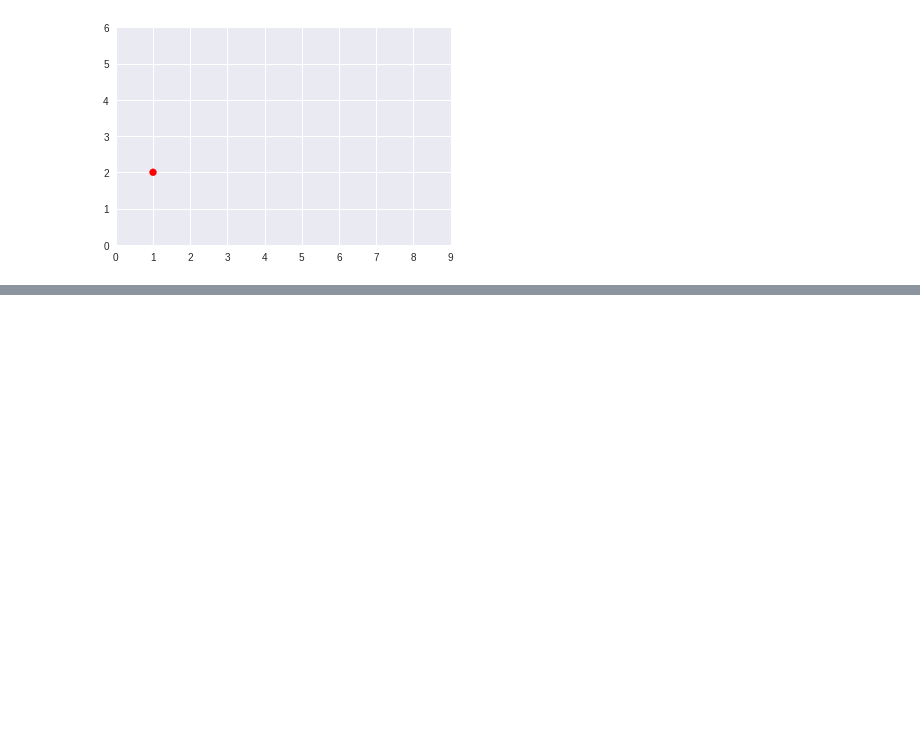
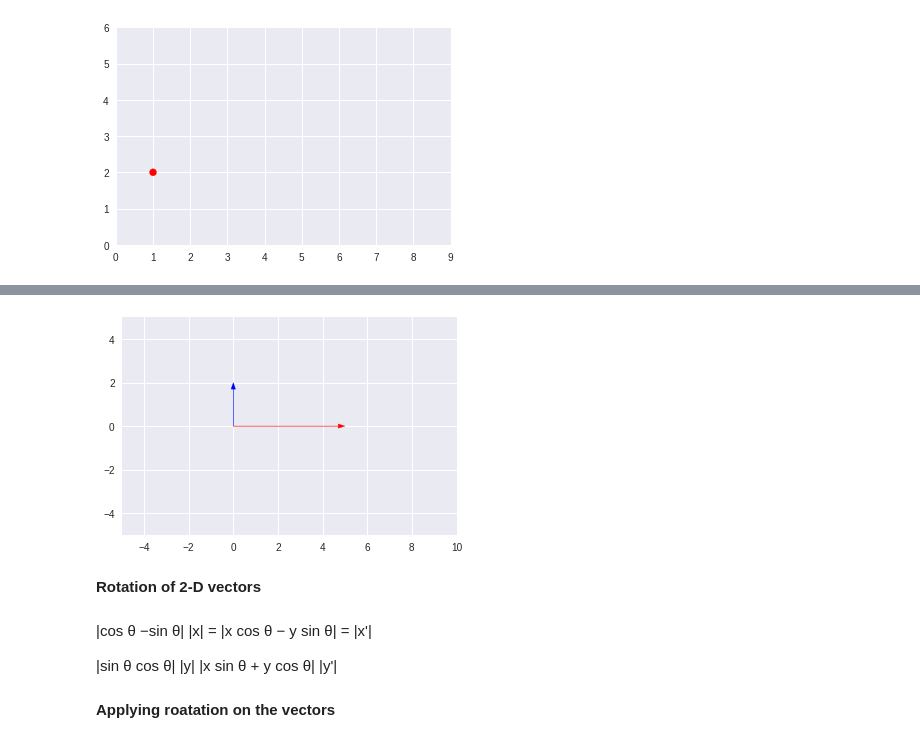
Before and after one commit to machinelearning147/100DaysOfMLCode, a Jupyter notebook: Day1/Day1.ipynb, the cells around one changed output, grey strips where cells are left out. Saved outputs shown, nothing was run; the diff lists cells and outputs as text; code cells hidden in the pictures; blank space fills up the shorter version.

```diff
--- a/Day1/Day1.ipynb
+++ b/Day1/Day1.ipynb
@@ -22,0 +43,19 @@ plt.show()
+# %%
+u = np.array([0,2])
+v = np.array([5,0])
+
+plot_vector2d(u, origin=[0,0], color="b")
+plot_vector2d(v, origin=[0,0], color="r")
+
+x1,x2,y1,y2 = -5, 10, -5, 5
+plt.axis([x1,x2,y1,y2])
+plt.grid('on')
+plt.show()
+# %% [output]
+[figure, added]
+# %% [markdown]
+**Rotation of 2-D vectors**
+# %% [markdown]
+|cos θ   −sin θ| |x| = |x cos θ − y sin θ| = |x'|
+
+|sin θ    cos θ| |y|   |x sin θ + y cos θ|   |y'|
@@ -22,0 +67,2 @@ plt.show()
+# %% [markdown]
+**Applying roatation on the vectors**
```
Also changed, not shown: parts of 9 cells of this notebook.
